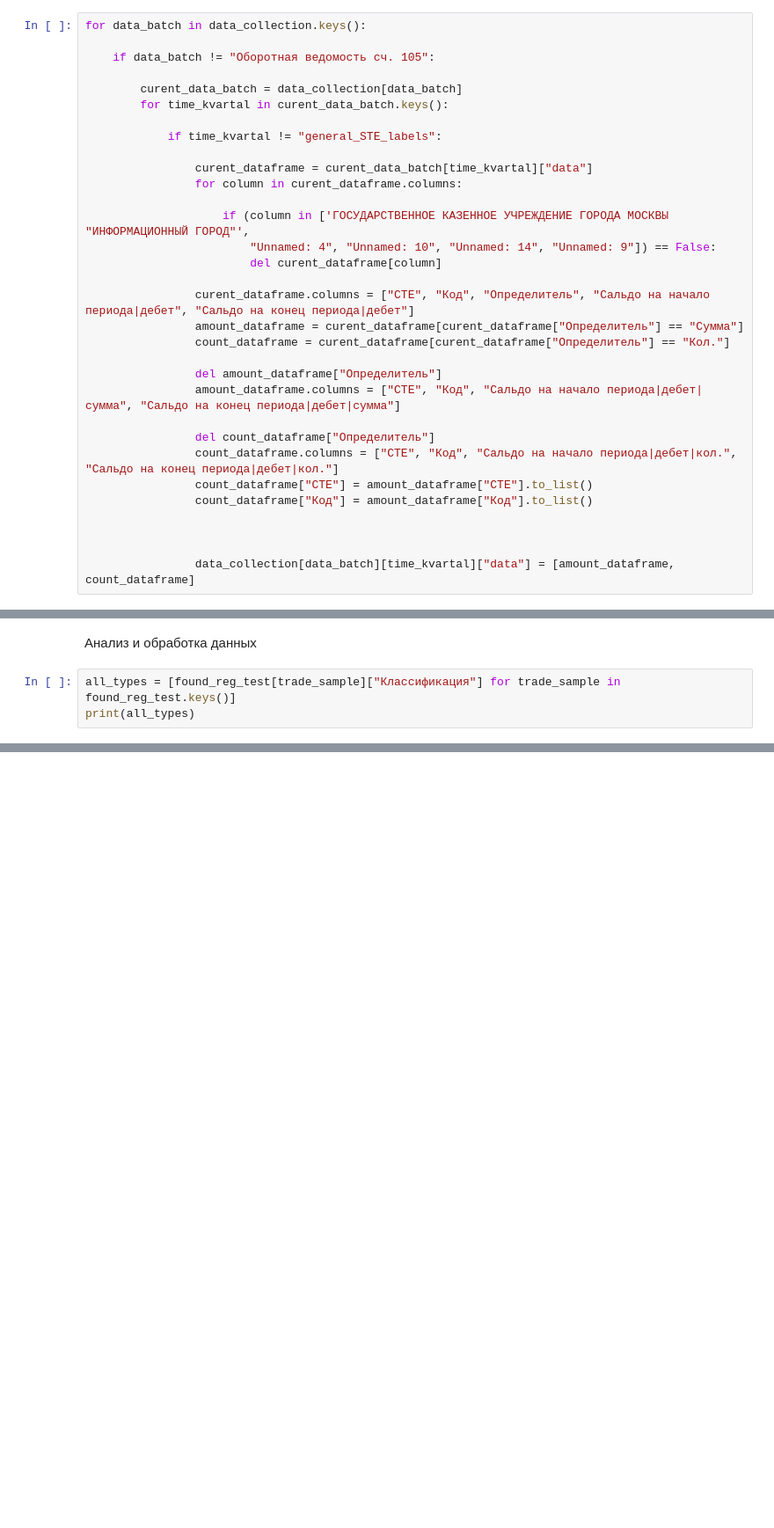
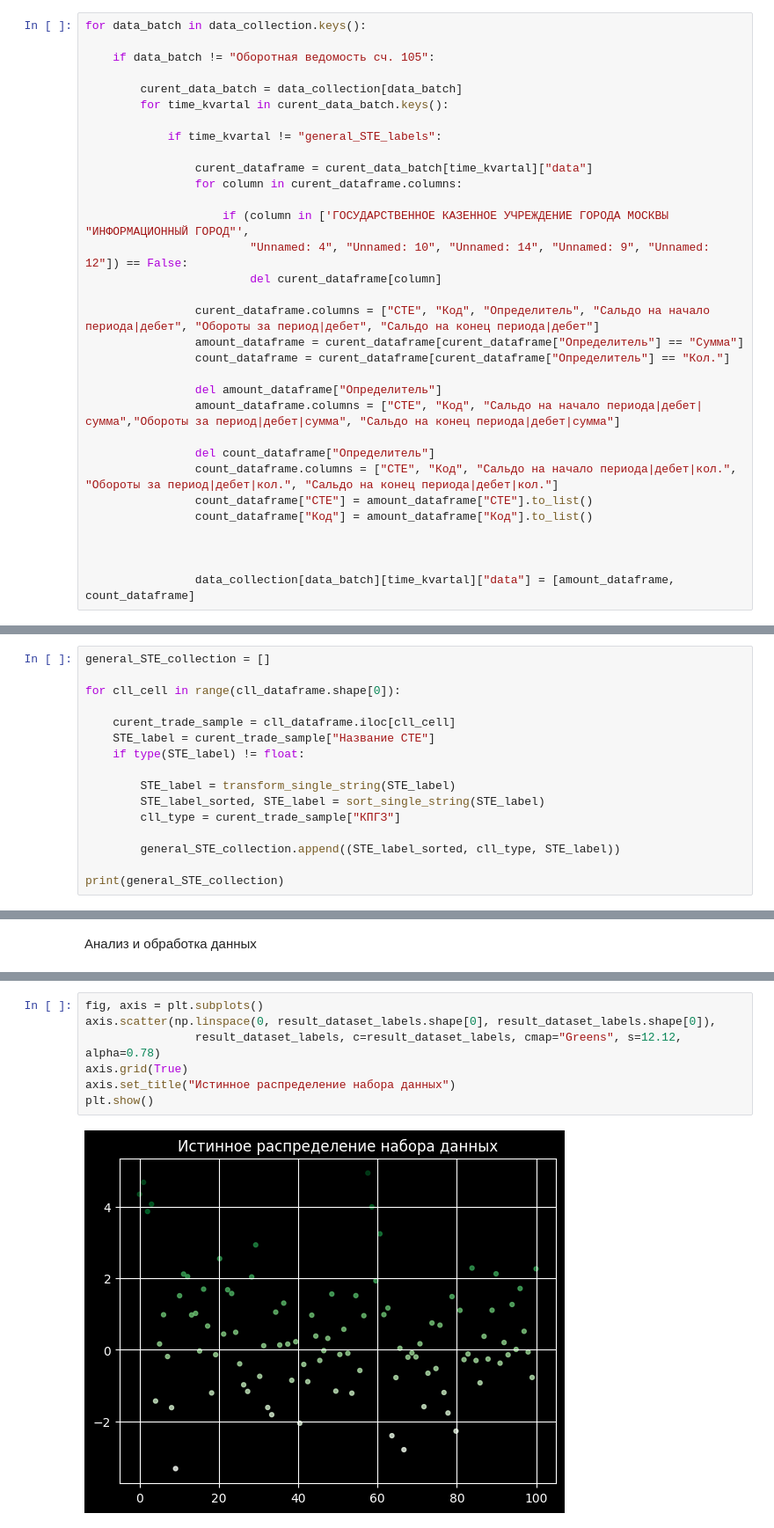
Before and after one commit to Asdergh/LDTProject, a Jupyter notebook: data_analization.ipynb, the cells around one changed output, grey strips where cells are left out. Shown at 88% size. Saved outputs shown, nothing was run; the diff lists cells and outputs as text; blank space fills up the shorter version.

```diff
--- a/data_analization.ipynb
+++ b/data_analization.ipynb
@@ -194,18 +252,18 @@ for data_batch in data_collection.keys():
                 for column in curent_dataframe.columns:
 
                     if (column in ['ГОСУДАРСТВЕННОЕ КАЗЕННОЕ УЧРЕЖДЕНИЕ ГОРОДА МОСКВЫ "ИНФОРМАЦИОННЫЙ ГОРОД"',
-                        "Unnamed: 4", "Unnamed: 10", "Unnamed: 14", "Unnamed: 9"]) == False:
+                        "Unnamed: 4", "Unnamed: 10", "Unnamed: 14", "Unnamed: 9", "Unnamed: 12"]) == False:
                         del curent_dataframe[column]
 
-                curent_dataframe.columns = ["СТЕ", "Код", "Определитель", "Сальдо на начало периода|дебет", "Сальдо на конец периода|дебет"]
+                curent_dataframe.columns = ["СТЕ", "Код", "Определитель", "Сальдо на начало периода|дебет", "Обороты за период|дебет", "Сальдо на конец периода|дебет"]
                 amount_dataframe = curent_dataframe[curent_dataframe["Определитель"] == "Сумма"]
                 count_dataframe = curent_dataframe[curent_dataframe["Определитель"] == "Кол."]
 
                 del amount_dataframe["Определитель"]
-                amount_dataframe.columns = ["СТЕ", "Код", "Сальдо на начало периода|дебет|сумма", "Сальдо на конец периода|дебет|сумма"]
+                amount_dataframe.columns = ["СТЕ", "Код", "Сальдо на начало периода|дебет|сумма","Обороты за период|дебет|сумма", "Сальдо на конец периода|дебет|сумма"]
 
                 del count_dataframe["Определитель"]
-                count_dataframe.columns = ["СТЕ", "Код", "Сальдо на начало периода|дебет|кол.", "Сальдо на конец периода|дебет|кол."]
+                count_dataframe.columns = ["СТЕ", "Код", "Сальдо на начало периода|дебет|кол.", "Обороты за период|дебет|кол.", "Сальдо на конец периода|дебет|кол."]
                 count_dataframe["СТЕ"] = amount_dataframe["СТЕ"].to_list()
                 count_dataframe["Код"] = amount_dataframe["Код"].to_list()
 
@@ -509,0 +400,16 @@ print(found_con)
+# %%
+general_STE_collection = []
+
+for cll_cell in range(cll_dataframe.shape[0]):
+
+    curent_trade_sample = cll_dataframe.iloc[cll_cell]
+    STE_label = curent_trade_sample["Название СТЕ"]
+    if type(STE_label) != float:
+
+        STE_label = transform_single_string(STE_label)
+        STE_label_sorted, STE_label = sort_single_string(STE_label)
+        cll_type = curent_trade_sample["КПГЗ"]
+
+        general_STE_collection.append((STE_label_sorted, cll_type, STE_label))
+
+print(general_STE_collection)
@@ -681,5 +555,2 @@ with open("C:\\Users\\1\\Desktop\\LDTProject\\test_results.json", "w") as json_f
 # %% [markdown]
 Анализ и обработка данных
-# %%
-all_types = [found_reg_test[trade_sample]["Классификация"] for trade_sample in found_reg_test.keys()]
-print(all_types)
@@ -735,0 +689,9 @@ def show_data(collection_name):
+# %%
+fig, axis = plt.subplots()
+axis.scatter(np.linspace(0, result_dataset_labels.shape[0], result_dataset_labels.shape[0]),
+                result_dataset_labels, c=result_dataset_labels, cmap="Greens", s=12.12, alpha=0.78)
+axis.grid(True)
+axis.set_title("Истинное распределение набора данных")
+plt.show()
+# %% [output]
+[figure, added]
```
Also changed, not shown: parts of 27 cells of this notebook, 6 other files.
